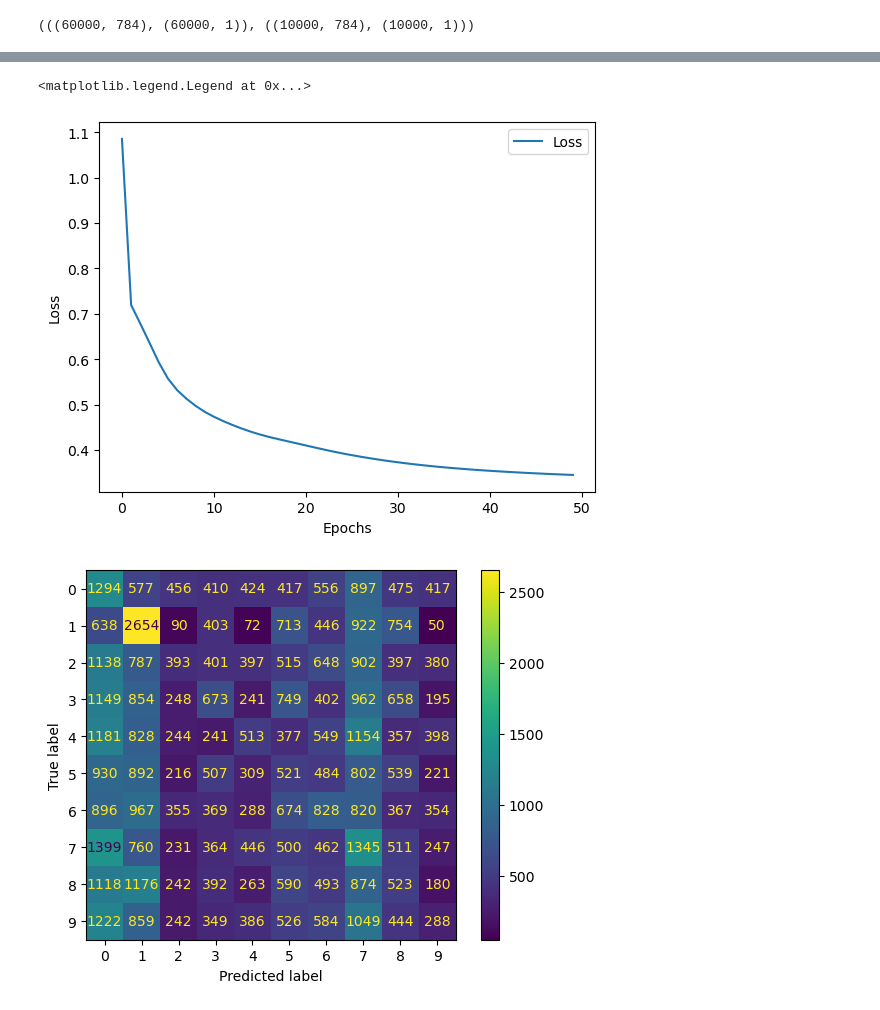
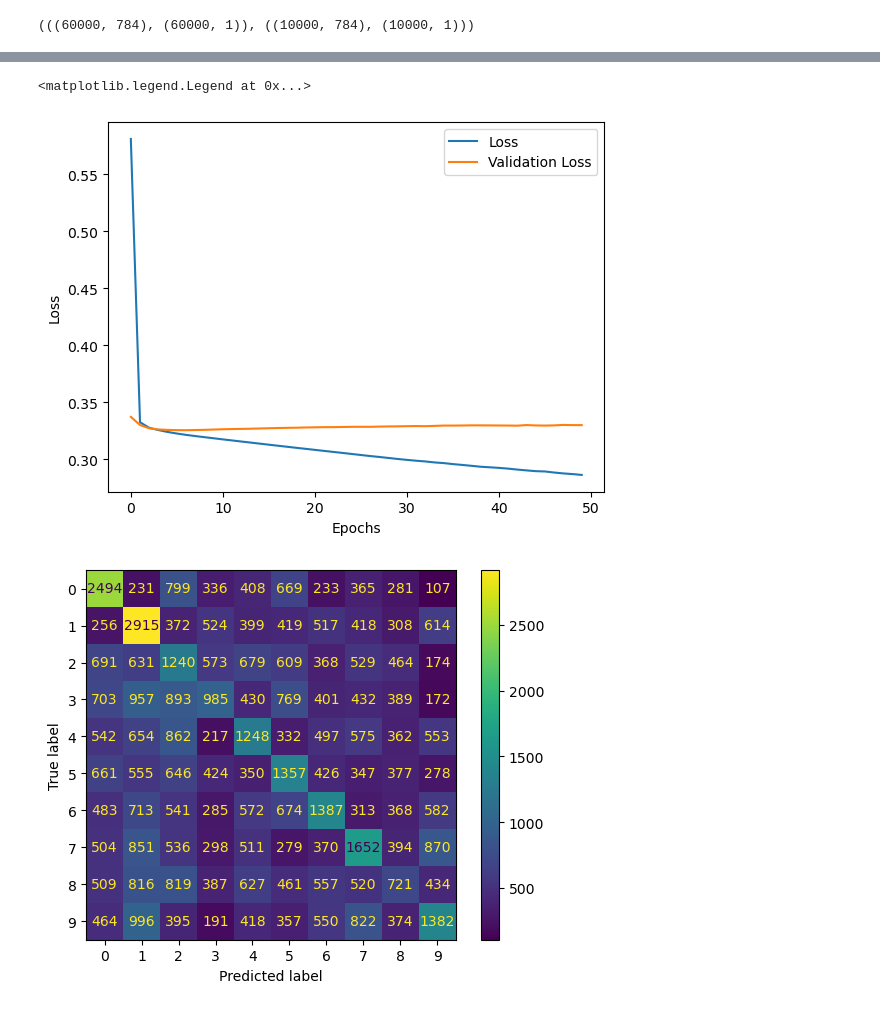
Before and after one commit to AsimWattoo/CustomerSegmentation_NN_Python, a Jupyter notebook: DigitClassifier.ipynb, the cells around one changed output, grey strips where cells are left out. Saved outputs shown, nothing was run; the diff lists cells and outputs as text; code cells hidden in the pictures.

Commit message:
Added batch training in the model and tested on digit classification dataset. It works absolutely fine now.

```diff
--- a/DigitClassifier.ipynb
+++ b/DigitClassifier.ipynb
@@ -36,20 +37,17 @@ layers = [
     nn.DenseLayer(256, 64, nn.sigmoid, nn.sigmoid_prime),
     nn.DenseLayer(256, 256, nn.sigmoid, nn.sigmoid_prime),
     nn.DenseLayer(256, 256, nn.sigmoid, nn.sigmoid_prime),
-    nn.DenseLayer(256, 256, nn.sigmoid, nn.sigmoid_prime),
-    nn.DenseLayer(256, 256, nn.sigmoid, nn.sigmoid_prime),
-    nn.DenseLayer(256, 256, nn.sigmoid, nn.sigmoid_prime),
-    nn.DenseLayer(256, 256, nn.sigmoid, nn.sigmoid_prime),
-    nn.DenseLayer(256, 256, nn.sigmoid, nn.sigmoid_prime),
+    nn.DenseLayer(256, 512, nn.sigmoid, nn.sigmoid_prime),
     nn.DenseLayer(256, 256, nn.sigmoid, nn.sigmoid_prime),
     nn.DenseLayer(256, 256, nn.sigmoid, nn.sigmoid_prime),
     nn.DenseLayer(256, 256, nn.sigmoid, nn.sigmoid_prime),
     nn.DenseLayer(64, 256, nn.sigmoid, nn.sigmoid_prime),
-    nn.DenseLayer(num_labels, 64, nn.sigmoid, nn.sigmoid, is_input = False, is_output= True)
+    nn.DenseLayer(num_labels, 64, nn.sigmoid, nn.sigmoid_prime, is_input = False, is_output= True)
 ]
 learning_rate = 0.01
 lamda = 0.03
 epochs = 50
+batch_size = 256
 # %%
 # Reshaping the data to m, num_features
 x_train = np.reshape(x_train, (-1, num_features))
@@ -58,6 +56,7 @@ y_train = np.reshape(y_train, (-1, 1))
 x_test = np.reshape(x_test, (-1, num_features))
 y_test = np.reshape(y_test, (-1, 1))
 
+x_train, y_train = shuffle(x_train, y_train)
 (x_train.shape, y_train.shape), (x_test.shape, y_test.shape)
 # %% [output]
 (((60000, 784), (60000, 1)), ((10000, 784), (10000, 1)))
@@ -67,6 +66,7 @@ history = nn.train(layers,
             y_train,
             num_labels,
             epochs,
+            batch_size,
             learning_rate,
             lamda,
             x_test,
@@ -78,11 +98,12 @@ history = nn.train(layers,
 # %%
 plt.plot(history['loss'])
+plt.plot(history['val_loss'])
 plt.xlabel("Epochs")
 plt.ylabel("Loss")
 plt.legend(['Loss', 'Validation Loss'])
 # %% [output]
 <matplotlib.legend.Legend at 0x...>
-[figure, old version]
+[figure, new version]
 # %%
 raw_predictions, caches = nn.forward_propagate(layers, x_train)
 predictions = np.argmax(raw_predictions, 1)
@@ -92,4 +113,4 @@ cm_display = metrics.ConfusionMatrixDisplay(confusion_matrix = confusion_matrix)
 cm_display.plot()
 plt.show()
 # %% [output]
-[figure, old version]
+[figure, new version]
```
Also changed, not shown: parts of 2 cells of this notebook, 2 other files.
